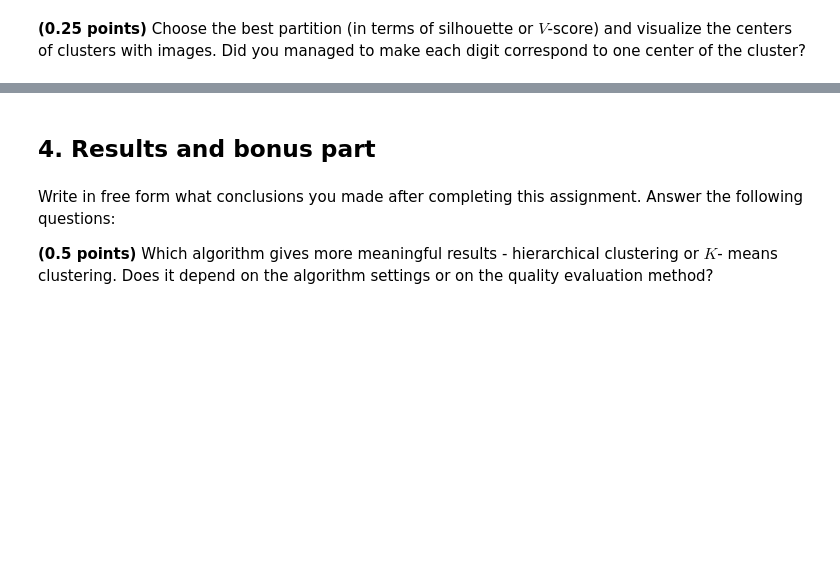
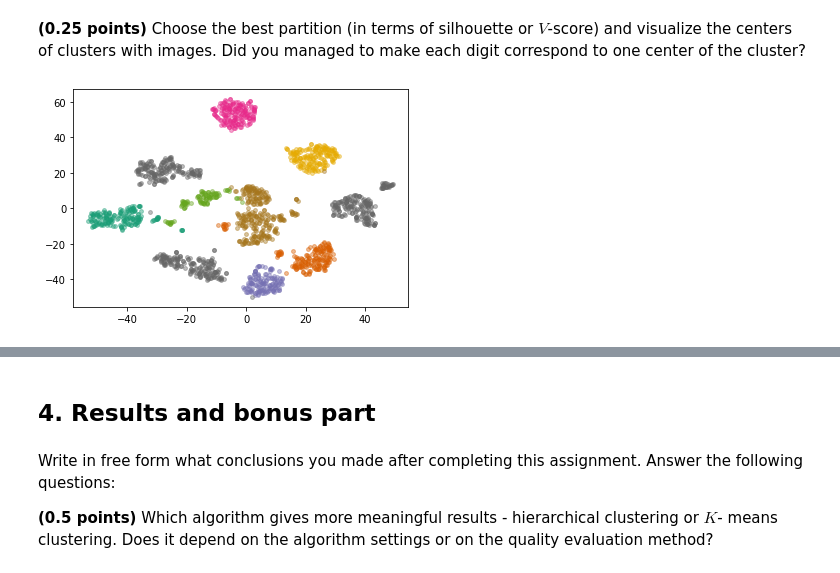
Before and after one commit to devbrest/8_clustering, a Jupyter notebook: clustering.ipynb, the cells around one changed output, grey strips where cells are left out. Saved outputs shown, nothing was run; the diff lists cells and outputs as text; code cells hidden in the pictures; blank space fills up the shorter version.

```diff
--- a/clustering.ipynb
+++ b/clustering.ipynb
@@ -429,2 +432,13 @@ df_
 # %% [markdown]
 **(0.25 points)** Choose the best partition (in terms of silhouette or $V$-score) and visualize the centers of clusters with images. Did you managed to make each digit correspond to one center of the cluster?
+# %%
+for digit in range(10):
+    plt.scatter(*X_embedded[y_kmean == digit].T,
+            marker='.',
+            s=60,
+            color=plt.cm.Dark2(digit),
+            alpha=0.425,
+            zorder=2,
+        )
+# %% [output]
+[figure, added]
```
Also changed, not shown: parts of 8 cells of this notebook.
